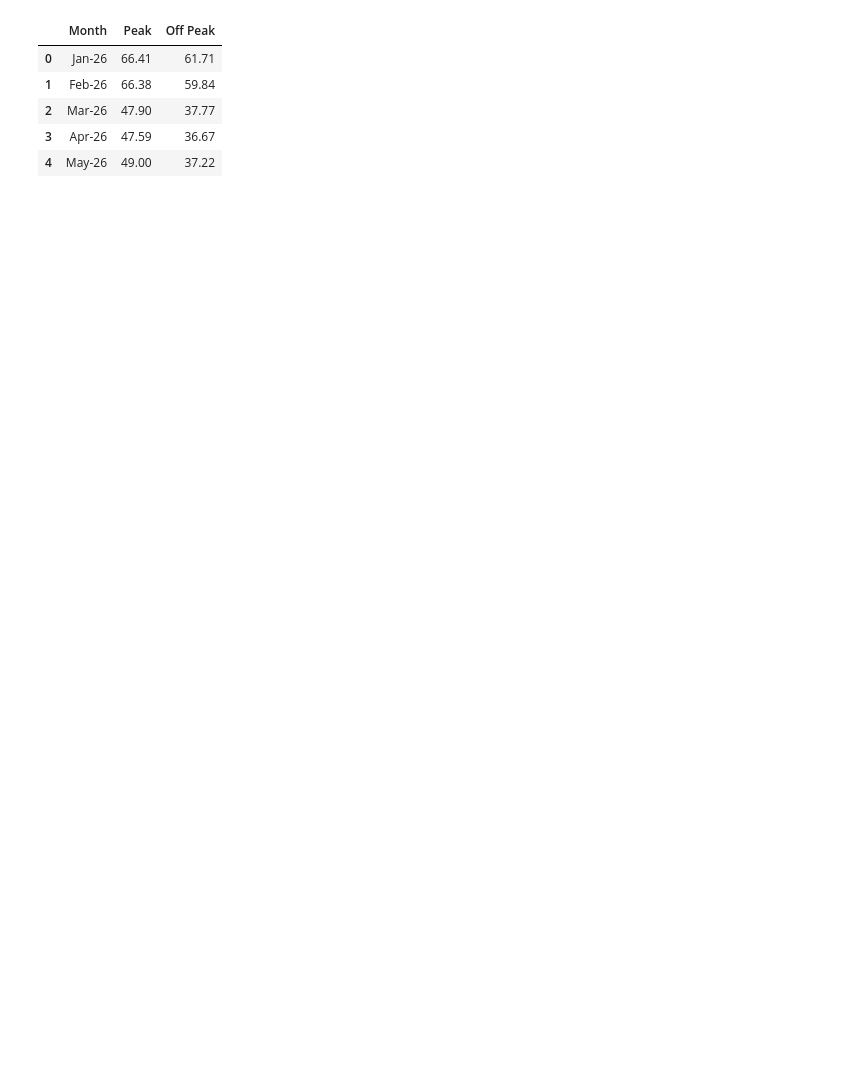
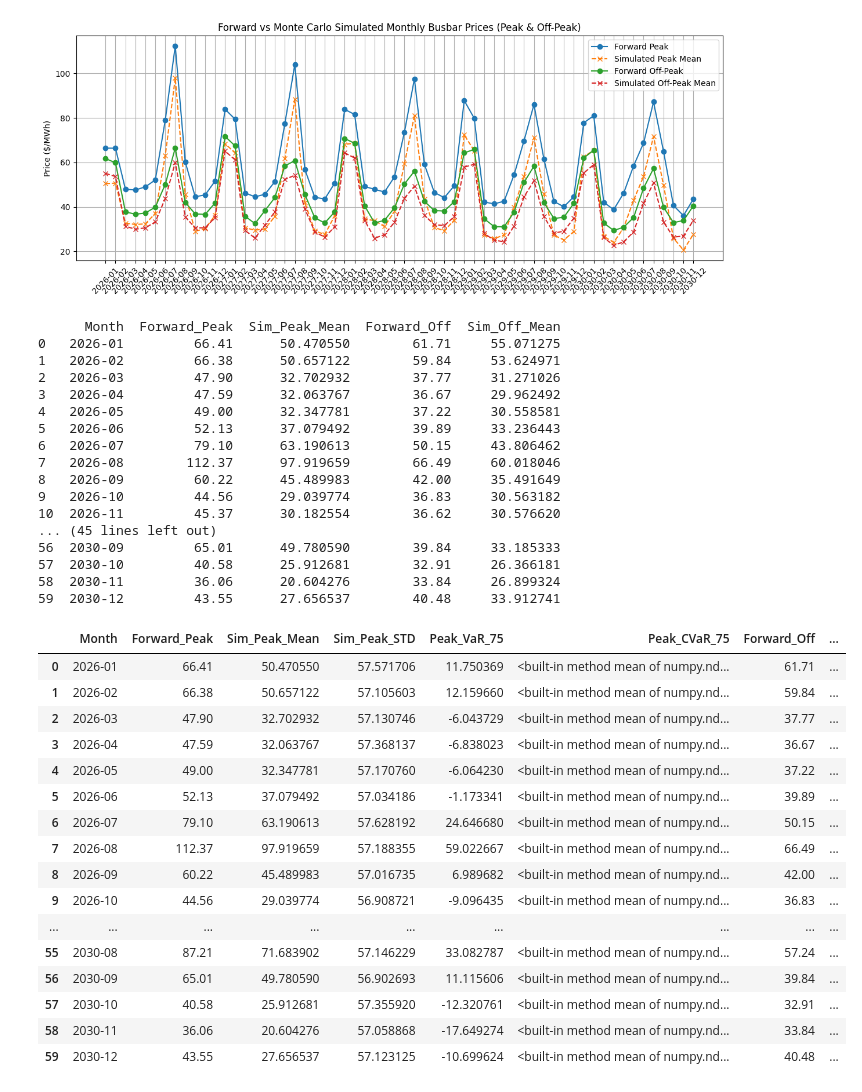
Before and after one commit to anupbhowmik/avangrid-runtime-error, a Jupyter notebook: notebooks/Monte Carlo.ipynb, the cells around one changed output. Cells and saved outputs as stored; diff of their text form; code cells hidden in the pictures; blank space fills up the shorter version.

```diff
--- a/notebooks/Monte Carlo.ipynb
+++ b/notebooks/Monte Carlo.ipynb
@@ -12,0 +22,8 @@ import seaborn as sns
+# %%
+# Fit means & covariances on (hub, basis)
+def fit_joint(df, hub_col):
+    arr = df[[hub_col, 'basis']].dropna().values
+    mu = arr.mean(axis=0)
+    cov = np.cov(arr, rowvar=False)
+    cov = ensure_pos_def(cov)
+    return mu, cov
@@ -12,0 +36,18 @@ import seaborn as sns
+# %%
+def plot(results_df):
+    # ---- Quick plots ----
+    plt.figure(figsize=(12, 5))
+    plt.plot(results_df['Month'], results_df['Forward_Peak'], 'o-', label='Forward Peak')
+    plt.plot(results_df['Month'], results_df['Sim_Peak_Mean'], 'x--', label='Simulated Peak Mean')
+    plt.plot(results_df['Month'], results_df['Forward_Off'], 'o-', label='Forward Off-Peak')
+    plt.plot(results_df['Month'], results_df['Sim_Off_Mean'], 'x--', label='Simulated Off-Peak Mean')
+    plt.xticks(rotation=45)
+    plt.ylabel('Price ($/MWh)')
+    plt.title('Forward vs Monte Carlo Simulated Monthly Busbar Prices (Peak & Off-Peak)')
+    plt.legend()
+    plt.grid(True)
+    plt.tight_layout()
+    plt.show()
+
+    # ---- Print a short table to console ----
+    print(results_df[['Month','Forward_Peak','Sim_Peak_Mean','Forward_Off','Sim_Off_Mean']])
@@ -13,6 +214,9 @@ import seaborn as sns
 # %%
-data = pd.read_csv("../data/ERCOT-Historical-Data.csv")
-forward = pd.read_csv("../data/ERCOT-Forward-Prices.csv")
-# data.head()
-forward.head()
+data = pd.read_csv("../data/ERCOT-Historical-Data.csv", parse_dates=['Date'], dayfirst=False, infer_datetime_format=True)
+fwd = pd.read_csv("../data/ERCOT-Forward-Prices.csv")
+gen_pred = pd.read_csv("../data/ERCOT-Future-Predictions.csv", parse_dates=['Date'], dayfirst=False, infer_datetime_format=True)
+fwd['Month'] = pd.to_datetime(fwd['Month'], format='%b-%y').dt.to_period('M').astype(str)
+# gen_pred.head()
+fwd.head()
+montecarlo(data, fwd, gen_pred)
 # %% [output]
@@ -19,6 +232,35 @@ forward.head()
+[figure, added]
+      Month  Forward_Peak  Sim_Peak_Mean  Forward_Off  Sim_Off_Mean
+0   2026-01         66.41      50.470550        61.71     55.071275
+1   2026-02         66.38      50.657122        59.84     53.624971
+2   2026-03         47.90      32.702932        37.77     31.271026
+3   2026-04         47.59      32.063767        36.67     29.962492
+4   2026-05         49.00      32.347781        37.22     30.558581
+5   2026-06         52.13      37.079492        39.89     33.236443
+6   2026-07         79.10      63.190613        50.15     43.806462
+7   2026-08        112.37      97.919659        66.49     60.018046
+8   2026-09         60.22      45.489983        42.00     35.491649
+9   2026-10         44.56      29.039774        36.83     30.563182
+10  2026-11         45.37      30.182554        36.62     30.576620
+... (45 lines left out)
+56  2030-09         65.01      49.780590        39.84     33.185333
+57  2030-10         40.58      25.912681        32.91     26.366181
+58  2030-11         36.06      20.604276        33.84     26.899324
+59  2030-12         43.55      27.656537        40.48     33.912741
-|  | Month | Peak | Off Peak |
-| 0 | Jan-26 | 66.41 | 61.71 |
-| 1 | Feb-26 | 66.38 | 59.84 |
-| 2 | Mar-26 | 47.90 | 37.77 |
-| 3 | Apr-26 | 47.59 | 36.67 |
-| 4 | May-26 | 49.00 | 37.22 |
+|  | Month | Forward_Peak | Sim_Peak_Mean | Sim_Peak_STD | Peak_VaR_75 | Peak_CVaR_75 | Forward_Off | ... |
+| 0 | 2026-01 | 66.41 | 50.470550 | 57.571706 | 11.750369 | <built-in method mean of numpy.nd... | 61.71 | ... |
+| 1 | 2026-02 | 66.38 | 50.657122 | 57.105603 | 12.159660 | <built-in method mean of numpy.nd... | 59.84 | ... |
+| 2 | 2026-03 | 47.90 | 32.702932 | 57.130746 | -6.043729 | <built-in method mean of numpy.nd... | 37.77 | ... |
+| 3 | 2026-04 | 47.59 | 32.063767 | 57.368137 | -6.838023 | <built-in method mean of numpy.nd... | 36.67 | ... |
+| 4 | 2026-05 | 49.00 | 32.347781 | 57.170760 | -6.064230 | <built-in method mean of numpy.nd... | 37.22 | ... |
+| 5 | 2026-06 | 52.13 | 37.079492 | 57.034186 | -1.173341 | <built-in method mean of numpy.nd... | 39.89 | ... |
+| 6 | 2026-07 | 79.10 | 63.190613 | 57.628192 | 24.646680 | <built-in method mean of numpy.nd... | 50.15 | ... |
+| 7 | 2026-08 | 112.37 | 97.919659 | 57.188355 | 59.022667 | <built-in method mean of numpy.nd... | 66.49 | ... |
+| 8 | 2026-09 | 60.22 | 45.489983 | 57.016735 | 6.989682 | <built-in method mean of numpy.nd... | 42.00 | ... |
+| 9 | 2026-10 | 44.56 | 29.039774 | 56.908721 | -9.096435 | <built-in method mean of numpy.nd... | 36.83 | ... |
+| ... | ... | ... | ... | ... | ... | ... | ... | ... |
+| 55 | 2030-08 | 87.21 | 71.683902 | 57.146229 | 33.082787 | <built-in method mean of numpy.nd... | 57.24 | ... |
+| 56 | 2030-09 | 65.01 | 49.780590 | 56.902693 | 11.115606 | <built-in method mean of numpy.nd... | 39.84 | ... |
+| 57 | 2030-10 | 40.58 | 25.912681 | 57.355920 | -12.320761 | <built-in method mean of numpy.nd... | 32.91 | ... |
+| 58 | 2030-11 | 36.06 | 20.604276 | 57.058868 | -17.649274 | <built-in method mean of numpy.nd... | 33.84 | ... |
+| 59 | 2030-12 | 43.55 | 27.656537 | 57.123125 | -10.699624 | <built-in method mean of numpy.nd... | 40.48 | ... |
```
Also changed, not shown: parts of 15 cells of this notebook.
